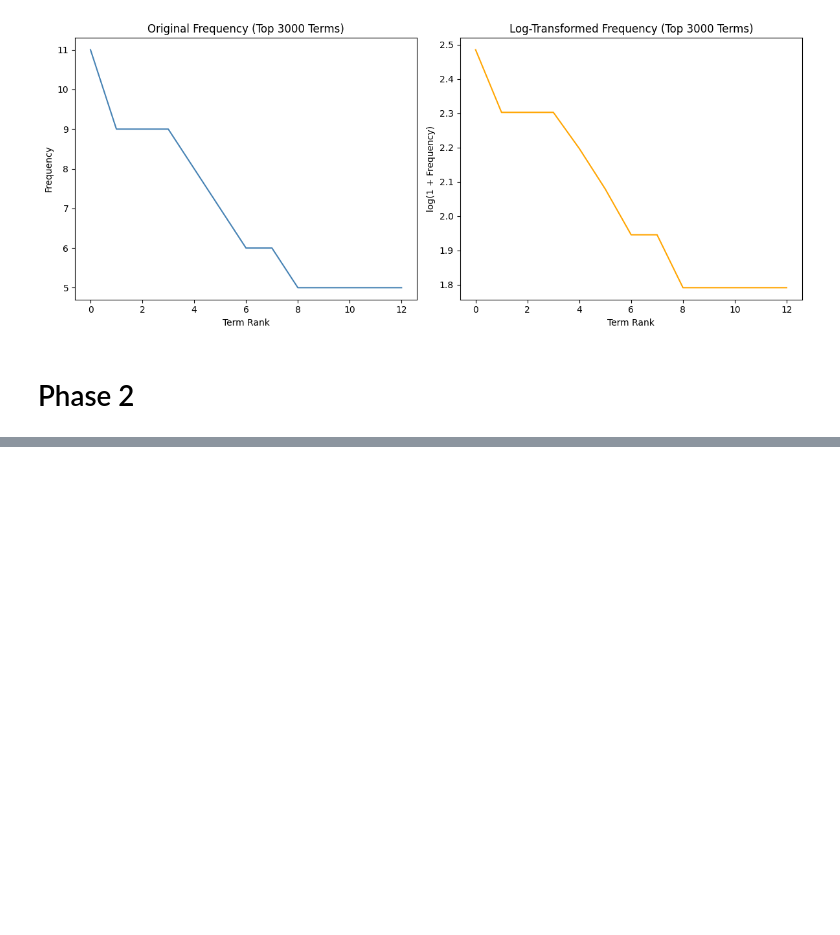
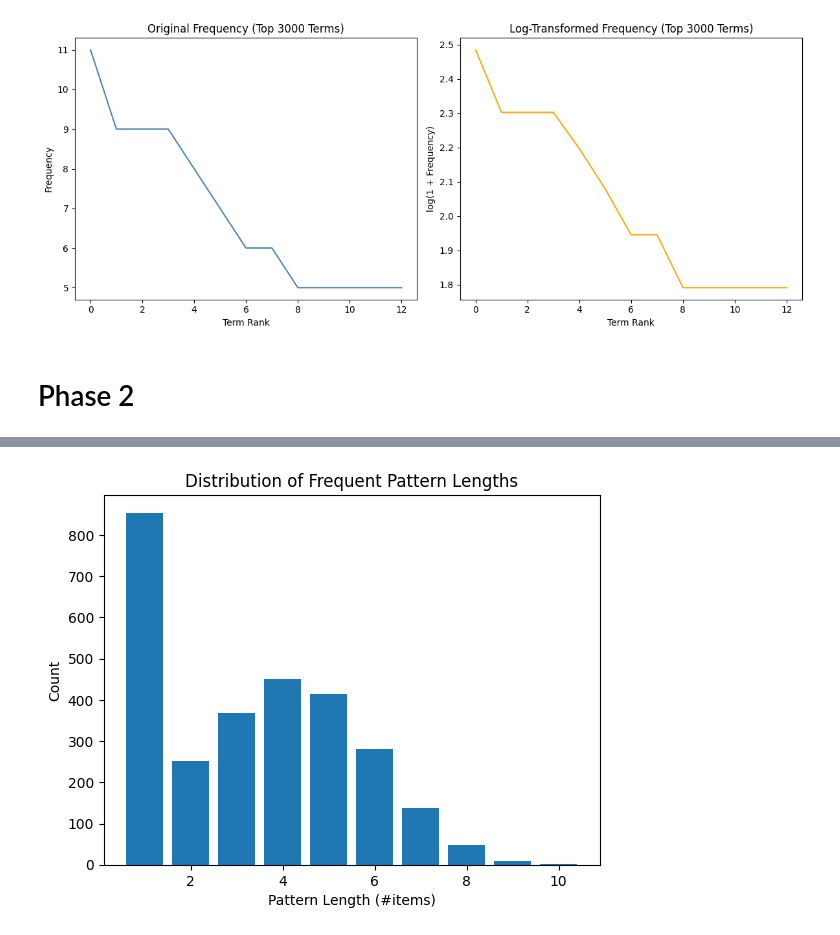
Before and after one commit to da111020001-lab/DM2025-Lab1-Exercise, a Jupyter notebook: DM2025-Lab1-Homework.ipynb, the cells around one changed output, grey strips where cells are left out. Saved outputs shown, nothing was run; the diff lists cells and outputs as text; code cells hidden in the pictures; blank space fills up the shorter version.

```diff
--- a/DM2025-Lab1-Homework.ipynb
+++ b/DM2025-Lab1-Homework.ipynb
@@ -403,0 +591,12 @@ plt.show()
+# %%
+import collections
+pattern_lengths = [len(p) for p in patterns.keys()]
+cnt = collections.Counter(pattern_lengths)
+
+plt.bar(cnt.keys(), cnt.values())
+plt.title("Distribution of Frequent Pattern Lengths")
+plt.xlabel("Pattern Length (#items)")
+plt.ylabel("Count")
+plt.show()
+# %% [output]
+[figure, added]
```
Also changed, not shown: parts of 24 cells of this notebook, 11 other files.
